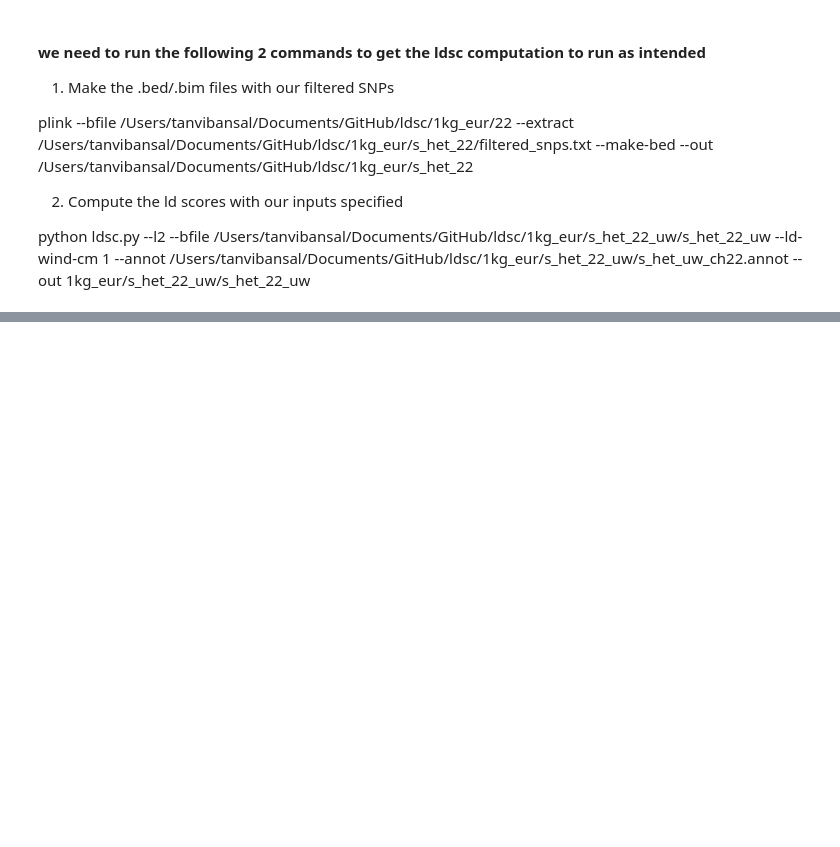
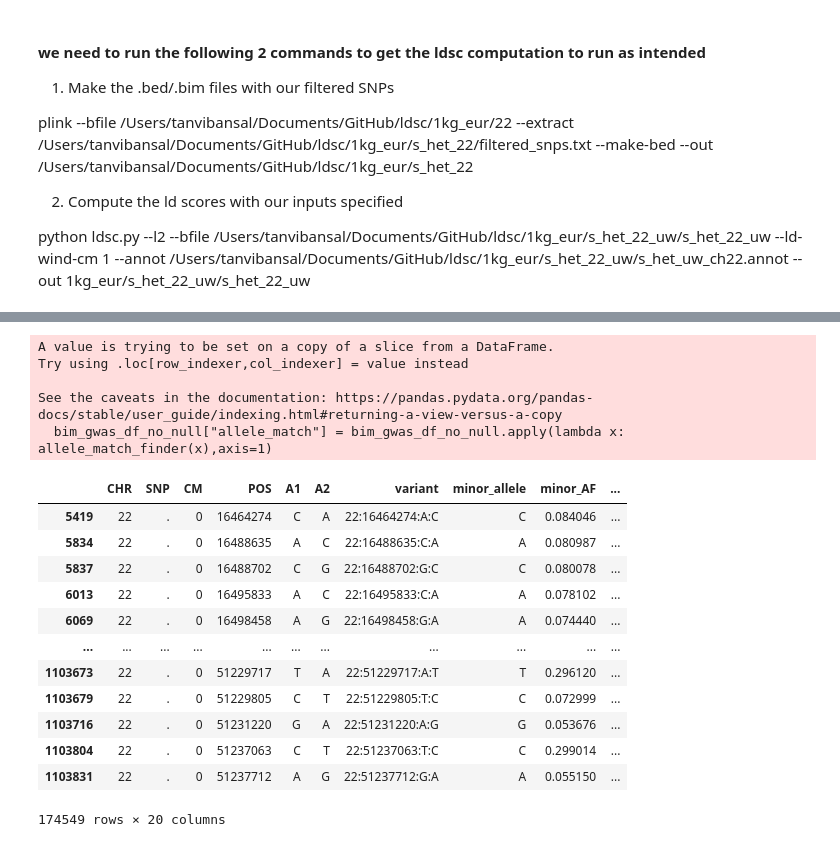
Before and after one commit to ojkafka/Capstone, a Jupyter notebook: Nearest Genes.ipynb, the cells around one changed output, grey strips where cells are left out. Cells and saved outputs as stored; diff of their text form; code cells hidden in the pictures; blank space fills up the shorter version.

```diff
--- a/Nearest Genes.ipynb
+++ b/Nearest Genes.ipynb
@@ -518,0 +390,49 @@ annot_df_prep.sort_values(by = "s_het_w.f1",ascending=False)
+# %%
+#start with the subset of our .bim dataframe that has matching GWAS data populated. The rest of the df will get random ID's generated, we'll come back to that later
+bim_gwas_df_no_null = bim_gwas_df.loc[~bim_gwas_df.ref.isnull()]
+
+#get positions of SNPs that are duplicated in the non-null df. These SNP's will need to be filtered based on true allele matches in GWAS df
+duplicate_snp_pos = bim_gwas_df_no_null.loc[bim_gwas_df_no_null.POS.duplicated(),"POS"].values
+def duplicate_variant_finder(df):
+    duplicate_variants = collections.Counter(bim_gwas_df_allele_match.variant.values)
+    dvs = [k  for k in duplicate_variants.keys() if duplicate_variants[k] > 1]
+    return(dvs)
+
+bim_gwas_df_duplicate = bim_gwas_df_no_null.iloc[np.isin(bim_gwas_df_no_null.POS.values,duplicate_snp_pos)].sort_values(by = "POS")
+
+#define function to return 1 if the alleles in .bim are the same as in gwas (regardless of order), 0 if not
+import collections
+def allele_match_finder(x):
+    bim_alleles = x[['A1','A2']]
+    gwas_alleles = x[['ref','alt']]
+    same = collections.Counter(bim_alleles) == collections.Counter(gwas_alleles)
+    if same:
+        out = 1
+    else:
+        out = 0
+    return out
+bim_gwas_df_duplicate["allele_match"] = bim_gwas_df_duplicate.apply(lambda x: allele_match_finder(x),axis=1)
+
+#that works, lets just run allele_match_finder over the whole non-null dataset for simplicity and ignore the rows with allele_match = 0.
+#we'll need to generate random IDs for these later
+bim_gwas_df_no_null["allele_match"] = bim_gwas_df_no_null.apply(lambda x: allele_match_finder(x),axis=1)
+bim_gwas_df_no_null
+# %% [output]
+A value is trying to be set on a copy of a slice from a DataFrame.
+Try using .loc[row_indexer,col_indexer] = value instead
+
+See the caveats in the documentation: https://pandas.pydata.org/pandas-docs/stable/user_guide/indexing.html#returning-a-view-versus-a-copy
+  bim_gwas_df_no_null["allele_match"] = bim_gwas_df_no_null.apply(lambda x: allele_match_finder(x),axis=1)
+|  | CHR | SNP | CM | POS | A1 | A2 | variant | minor_allele | minor_AF | ... |
+| 5419 | 22 | . | 0 | 16464274 | C | A | 22:16464274:A:C | C | 0.084046 | ... |
+| 5834 | 22 | . | 0 | 16488635 | A | C | 22:16488635:C:A | A | 0.080987 | ... |
+| 5837 | 22 | . | 0 | 16488702 | C | G | 22:16488702:G:C | C | 0.080078 | ... |
+| 6013 | 22 | . | 0 | 16495833 | A | C | 22:16495833:C:A | A | 0.078102 | ... |
+| 6069 | 22 | . | 0 | 16498458 | A | G | 22:16498458:G:A | A | 0.074440 | ... |
+| ... | ... | ... | ... | ... | ... | ... | ... | ... | ... | ... |
+| 1103673 | 22 | . | 0 | 51229717 | T | A | 22:51229717:A:T | T | 0.296120 | ... |
+| 1103679 | 22 | . | 0 | 51229805 | C | T | 22:51229805:T:C | C | 0.072999 | ... |
+| 1103716 | 22 | . | 0 | 51231220 | G | A | 22:51231220:A:G | G | 0.053676 | ... |
+| 1103804 | 22 | . | 0 | 51237063 | C | T | 22:51237063:T:C | C | 0.299014 | ... |
+| 1103831 | 22 | . | 0 | 51237712 | A | G | 22:51237712:G:A | A | 0.055150 | ... |
+174549 rows × 20 columns
```
Also changed, not shown: parts of 36 cells of this notebook, 11 other files.
